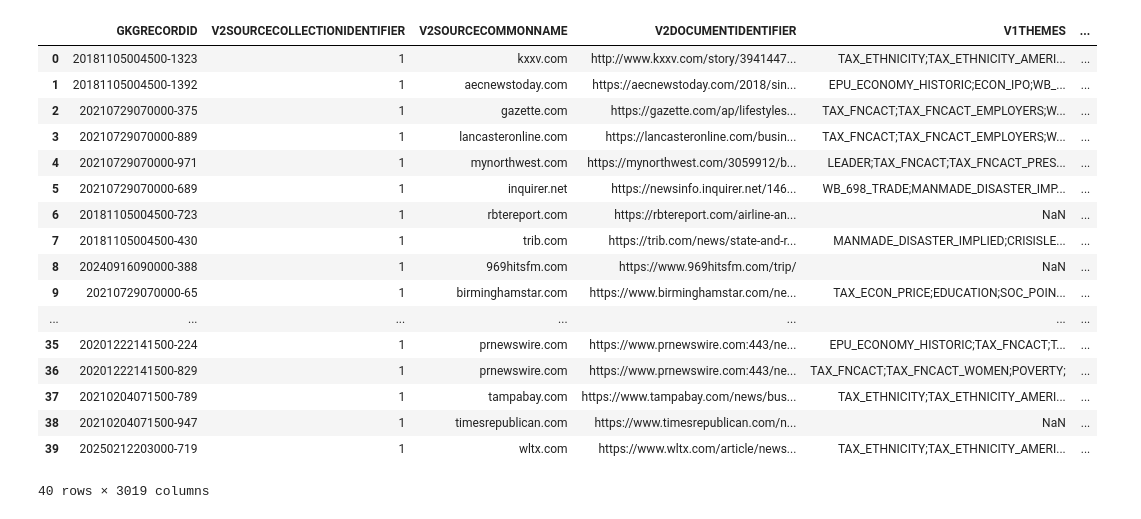
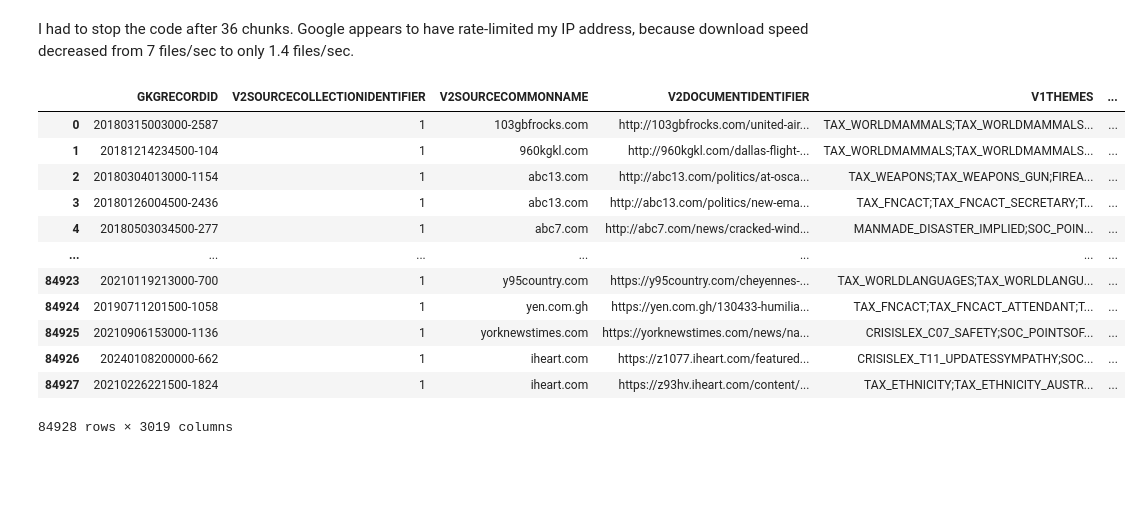
Before and after one commit to svanomm/sentiment-volume-forecasting, a Jupyter notebook: Scripts/03 Download and Process GDELT Data.ipynb, the cells around one changed output. Saved outputs shown, nothing was run; the diff lists cells and outputs as text; code cells hidden in the pictures; blank space fills up the shorter version.

```diff
--- a/Scripts/03 Download and Process GDELT Data.ipynb
+++ b/Scripts/03 Download and Process GDELT Data.ipynb
@@ -319,21 +342,24 @@ Saving combined data...
+# %% [markdown]
+I had to stop the code after 36 chunks. Google appears to have rate-limited my IP address, because download speed decreased from 7 files/sec to only 1.4 files/sec.
 # %%
+df = pd.read_csv('../data/processed/gdelt_cleaned_chunk1_of_100_20250529.csv')
+
+for i in range(2, 37):
+    df2 = pd.read_csv(f'../data/processed/gdelt_cleaned_chunk{i}_of_100_20250529.csv')
+    df = pd.concat([df, df2], ignore_index=True)
+
 df
 # %% [output]
 |  | GKGRECORDID | V2SOURCECOLLECTIONIDENTIFIER | V2SOURCECOMMONNAME | V2DOCUMENTIDENTIFIER | V1THEMES | ... |
-| 0 | 20181105004500-1323 | 1 | kxxv.com | http://www.kxxv.com/story/3941447... | TAX_ETHNICITY;TAX_ETHNICITY_AMERI... | ... |
-| 1 | 20181105004500-1392 | 1 | aecnewstoday.com | https://aecnewstoday.com/2018/sin... | EPU_ECONOMY_HISTORIC;ECON_IPO;WB_... | ... |
-| 2 | 20210729070000-375 | 1 | gazette.com | https://gazette.com/ap/lifestyles... | TAX_FNCACT;TAX_FNCACT_EMPLOYERS;W... | ... |
-| 3 | 20210729070000-889 | 1 | lancasteronline.com | https://lancasteronline.com/busin... | TAX_FNCACT;TAX_FNCACT_EMPLOYERS;W... | ... |
-| 4 | 20210729070000-971 | 1 | mynorthwest.com | https://mynorthwest.com/3059912/b... | LEADER;TAX_FNCACT;TAX_FNCACT_PRES... | ... |
-| 5 | 20210729070000-689 | 1 | inquirer.net | https://newsinfo.inquirer.net/146... | WB_698_TRADE;MANMADE_DISASTER_IMP... | ... |
-| 6 | 20181105004500-723 | 1 | rbtereport.com | https://rbtereport.com/airline-an... | NaN | ... |
-| 7 | 20181105004500-430 | 1 | trib.com | https://trib.com/news/state-and-r... | MANMADE_DISASTER_IMPLIED;CRISISLE... | ... |
-| 8 | 20240916090000-388 | 1 | 969hitsfm.com | https://www.969hitsfm.com/trip/ | NaN | ... |
-| 9 | 20210729070000-65 | 1 | birminghamstar.com | https://www.birminghamstar.com/ne... | TAX_ECON_PRICE;EDUCATION;SOC_POIN... | ... |
+| 0 | 20180315003000-2587 | 1 | 103gbfrocks.com | http://103gbfrocks.com/united-air... | TAX_WORLDMAMMALS;TAX_WORLDMAMMALS... | ... |
+| 1 | 20181214234500-104 | 1 | 960kgkl.com | http://960kgkl.com/dallas-flight-... | TAX_WORLDMAMMALS;TAX_WORLDMAMMALS... | ... |
+| 2 | 20180304013000-1154 | 1 | abc13.com | http://abc13.com/politics/at-osca... | TAX_WEAPONS;TAX_WEAPONS_GUN;FIREA... | ... |
+| 3 | 20180126004500-2436 | 1 | abc13.com | http://abc13.com/politics/new-ema... | TAX_FNCACT;TAX_FNCACT_SECRETARY;T... | ... |
+| 4 | 20180503034500-277 | 1 | abc7.com | http://abc7.com/news/cracked-wind... | MANMADE_DISASTER_IMPLIED;SOC_POIN... | ... |
 | ... | ... | ... | ... | ... | ... | ... |
-| 35 | 20201222141500-224 | 1 | prnewswire.com | https://www.prnewswire.com:443/ne... | EPU_ECONOMY_HISTORIC;TAX_FNCACT;T... | ... |
-| 36 | 20201222141500-829 | 1 | prnewswire.com | https://www.prnewswire.com:443/ne... | TAX_FNCACT;TAX_FNCACT_WOMEN;POVERTY; | ... |
-| 37 | 20210204071500-789 | 1 | tampabay.com | https://www.tampabay.com/news/bus... | TAX_ETHNICITY;TAX_ETHNICITY_AMERI... | ... |
-| 38 | 20210204071500-947 | 1 | timesrepublican.com | https://www.timesrepublican.com/n... | NaN | ... |
-| 39 | 20250212203000-719 | 1 | wltx.com | https://www.wltx.com/article/news... | TAX_ETHNICITY;TAX_ETHNICITY_AMERI... | ... |
+| 84923 | 20210119213000-700 | 1 | y95country.com | https://y95country.com/cheyennes-... | TAX_WORLDLANGUAGES;TAX_WORLDLANGU... | ... |
+| 84924 | 20190711201500-1058 | 1 | yen.com.gh | https://yen.com.gh/130433-humilia... | TAX_FNCACT;TAX_FNCACT_ATTENDANT;T... | ... |
+| 84925 | 20210906153000-1136 | 1 | yorknewstimes.com | https://yorknewstimes.com/news/na... | CRISISLEX_C07_SAFETY;SOC_POINTSOF... | ... |
+| 84926 | 20240108200000-662 | 1 | iheart.com | https://z1077.iheart.com/featured... | CRISISLEX_T11_UPDATESSYMPATHY;SOC... | ... |
+| 84927 | 20210226221500-1824 | 1 | iheart.com | https://z93hv.iheart.com/content/... | TAX_ETHNICITY;TAX_ETHNICITY_AUSTR... | ... |
-40 rows × 3019 columns
+84928 rows × 3019 columns
```
Also changed, not shown: parts of 9 cells of this notebook, 41 other files.
